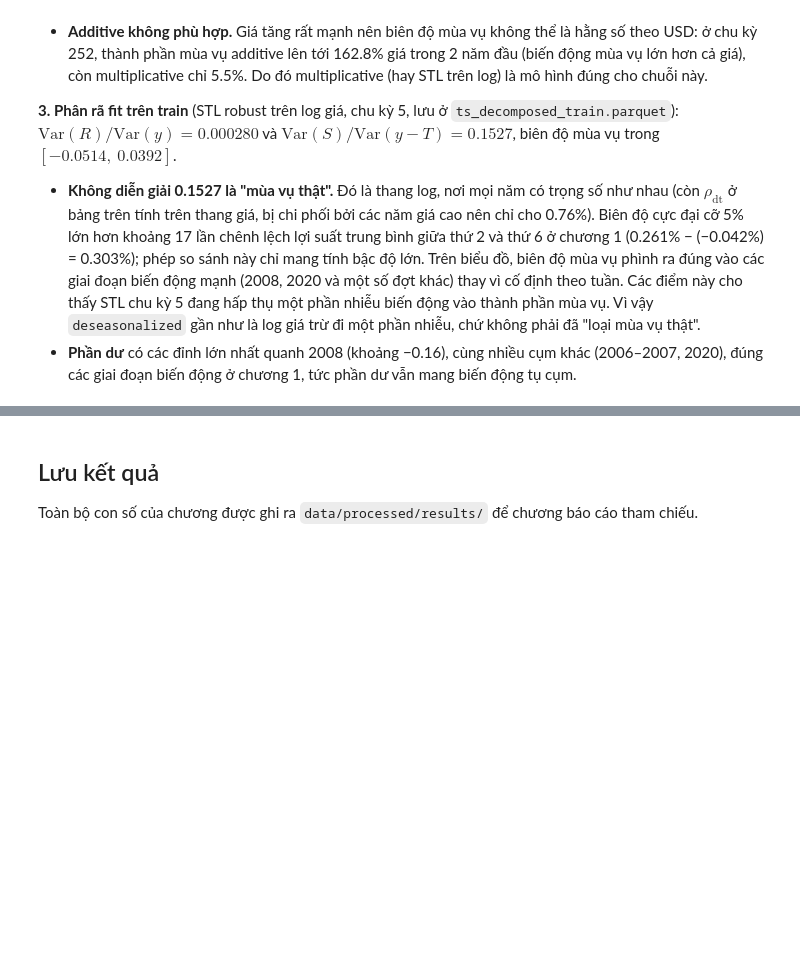
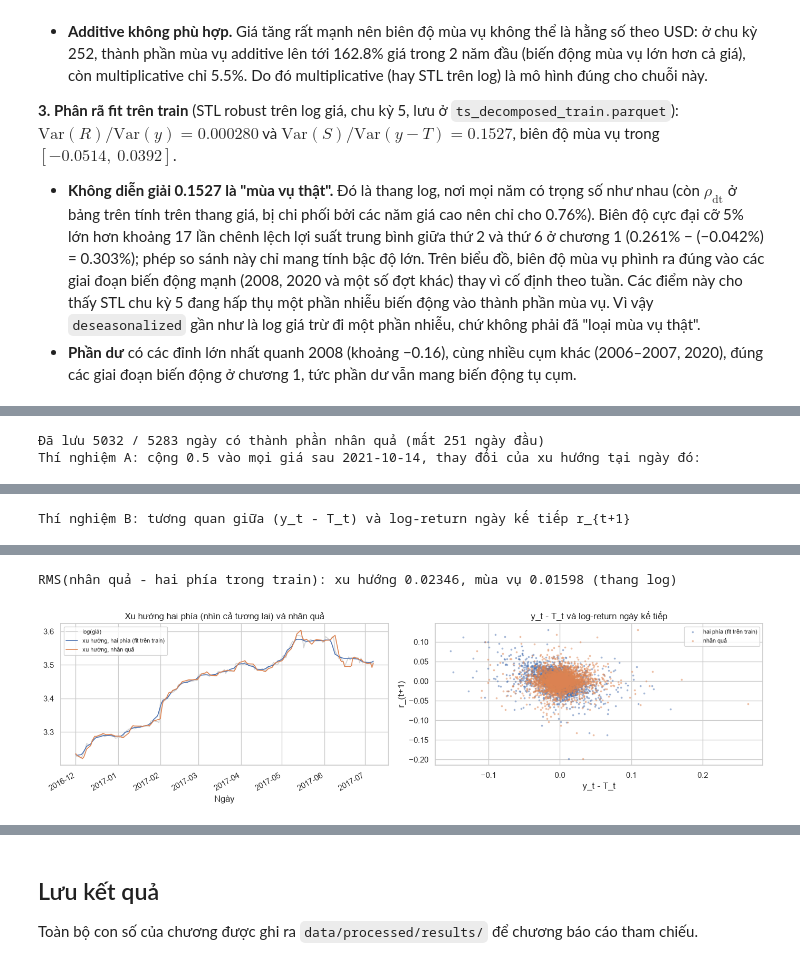
Before and after one commit to CaoThien1402/dm-preprocessing, a Jupyter notebook: book/02_ts_preprocessing.ipynb, the cells around one changed output, grey strips where cells are left out. Saved outputs shown, nothing was run; the diff lists cells and outputs as text; code cells hidden in the pictures; blank space fills up the shorter version.

```diff
--- a/book/02_ts_preprocessing.ipynb
+++ b/book/02_ts_preprocessing.ipynb
@@ -510,0 +524,77 @@ STL (robust, chu kỳ 5, train) trên log-giá: Var(R)/Var(y) = 0.000280; Var(S)
+# %%
+STL_WINDOW = config.TS_STL_WINDOW
+
+
+def causal_stl(y: pd.Series, period: int, window: int) -> pd.DataFrame:
+    """Tại mỗi ngày t: fit STL (robust) chỉ trên `window` quan sát kết thúc tại t, lấy giá trị ở điểm cuối."""
+    v = y.to_numpy()
+    trend, seasonal = np.full(len(v), np.nan), np.full(len(v), np.nan)
+    for t in range(window - 1, len(v)):
+        res = STL(v[t - window + 1: t + 1], period=period, robust=True).fit()
+        trend[t], seasonal[t] = res.trend[-1], res.seasonal[-1]
+    out = pd.DataFrame({"y": v, "trend": trend, "seasonal": seasonal}, index=y.index)
+    out["resid"] = out["y"] - out["trend"] - out["seasonal"]
+    out["deseasonalized"] = out["y"] - out["seasonal"]
+    out["detrended"] = out["y"] - out["trend"]
+    return out
+
+
+causal = causal_stl(log_y, PERIOD, STL_WINDOW)
+causal["is_train"] = np.arange(n) < split
+causal.to_parquet(config.PROCESSED_DIR / "ts_decomposed.parquet")  # chương 3 đọc file này
+print(f"Đã lưu {causal['trend'].notna().sum()} / {n} ngày có thành phần nhân quả (mất {STL_WINDOW - 1} ngày đầu)")
+RESULTS["causal_stl_window"] = STL_WINDOW
+
+# --- Thí nghiệm A: đổi dữ liệu SAU t0 thì thành phần tại t0 có đổi không? ---
+t0, bump = split - 1, 0.5
+modified = log_y.copy()
+modified.iloc[t0 + 1:] += bump
+trend_full = STL(log_y, period=PERIOD, robust=True).fit().trend.iloc[t0]            # fit trên TOÀN chuỗi (cách cũ)
+trend_full_mod = STL(modified, period=PERIOD, robust=True).fit().trend.iloc[t0]
+trend_train = STL(log_y.iloc[:split], period=PERIOD, robust=True).fit().trend.iloc[t0]  # fit chỉ trên train
+trend_train_mod = STL(modified.iloc[:split], period=PERIOD, robust=True).fit().trend.iloc[t0]
+w = slice(t0 - STL_WINDOW + 1, t0 + 1)
+trend_causal = STL(log_y.to_numpy()[w], period=PERIOD, robust=True).fit().trend[-1]  # nhân quả
+trend_causal_mod = STL(modified.to_numpy()[w], period=PERIOD, robust=True).fit().trend[-1]
+leak_A = pd.Series({"fit trên toàn chuỗi": abs(trend_full_mod - trend_full),
+                    "fit chỉ trên train": abs(trend_train_mod - trend_train),
+                    "STL nhân quả": abs(trend_causal_mod - trend_causal)}, name="|Δ trend tại t0|")
+print(f"Thí nghiệm A: cộng {bump} vào mọi giá sau {series.index[t0].date()}, thay đổi của xu hướng tại ngày đó:")
+display(leak_A.to_frame().round(5))
+RESULTS["leak_experiment_A"] = leak_A.round(6).to_dict()
+
+# --- Thí nghiệm B: tương quan giữa (y_t - T_t) và log-return ngày kế tiếp, trên các ngày train có cả hai bản ---
+from scipy.stats import pearsonr
+
+next_ret = log_y.diff().shift(-1)  # r_{t+1}
+idx = np.arange(STL_WINDOW - 1, split - 1)  # ngày t trong train sao cho t+1 vẫn trong train
+rows = []
+for name, detr in {"fit chỉ trên train (hai phía trong train)": decomposed_train["detrended"].to_numpy()[idx],
+                   "STL nhân quả": causal["detrended"].to_numpy()[idx]}.items():
+    r, p = pearsonr(detr, next_ret.to_numpy()[idx])
+    rows.append({"cách phân rã": name, "n": len(idx), "Pearson r": r, "p-value": p})
+leak_B = pd.DataFrame(rows).set_index("cách phân rã")
+print("Thí nghiệm B: tương quan giữa (y_t - T_t) và log-return ngày kế tiếp r_{t+1}")
+display(leak_B.round(4))
+RESULTS["leak_experiment_B"] = leak_B.round(6).to_dict("index")
+
+# Sai khác giữa hai cách trên cùng các ngày train (thang log)
+diff_trend = float(np.sqrt(np.mean((causal["trend"].to_numpy()[idx] - decomposed_train["trend"].to_numpy()[idx]) ** 2)))
+diff_seas = float(np.sqrt(np.mean((causal["seasonal"].to_numpy()[idx] - decomposed_train["seasonal"].to_numpy()[idx]) ** 2)))
+print(f"RMS(nhân quả - hai phía trong train): xu hướng {diff_trend:.5f}, mùa vụ {diff_seas:.5f} (thang log)")
+RESULTS.update({"causal_vs_trainfit_rms_trend": diff_trend, "causal_vs_trainfit_rms_seasonal": diff_seas})
+
+fig, axes = plt.subplots(1, 2, figsize=(14, 4))
+win = slice(3000, 3150)
+log_y.iloc[win].plot(ax=axes[0], color="lightgray", lw=1.2, label="log(giá)")
+decomposed_train["trend"].iloc[win].plot(ax=axes[0], lw=1.2, label="xu hướng, hai phía (fit trên train)")
+causal["trend"].iloc[win].plot(ax=axes[0], lw=1.2, label="xu hướng, nhân quả")
+axes[0].set_title("Xu hướng hai phía (nhìn cả tương lai) và nhân quả"); axes[0].set_xlabel("Ngày"); axes[0].legend(fontsize=8)
+for name, col in [("hai phía (fit trên train)", decomposed_train["detrended"]), ("nhân quả", causal["detrended"])]:
+    axes[1].scatter(col.to_numpy()[idx], next_ret.to_numpy()[idx], s=3, alpha=0.4, label=name)
+axes[1].set_title("y_t - T_t và log-return ngày kế tiếp"); axes[1].set_xlabel("y_t - T_t"); axes[1].set_ylabel("r_(t+1)"); axes[1].legend(fontsize=8)
+plt.tight_layout()
+plt.show()
+# %% [output]
+Đã lưu 5032 / 5283 ngày có thành phần nhân quả (mất 251 ngày đầu)
+Thí nghiệm A: cộng 0.5 vào mọi giá sau 2021-10-14, thay đổi của xu hướng tại ngày đó:
@@ -510,0 +605 @@ STL (robust, chu kỳ 5, train) trên log-giá: Var(R)/Var(y) = 0.000280; Var(S)
+Thí nghiệm B: tương quan giữa (y_t - T_t) và log-return ngày kế tiếp r_{t+1}
@@ -510,0 +610,2 @@ STL (robust, chu kỳ 5, train) trên log-giá: Var(R)/Var(y) = 0.000280; Var(S)
+RMS(nhân quả - hai phía trong train): xu hướng 0.02346, mùa vụ 0.01598 (thang log)
+[figure, added]
```
Also changed, not shown: parts of 4 cells of this notebook, 1 other file.
